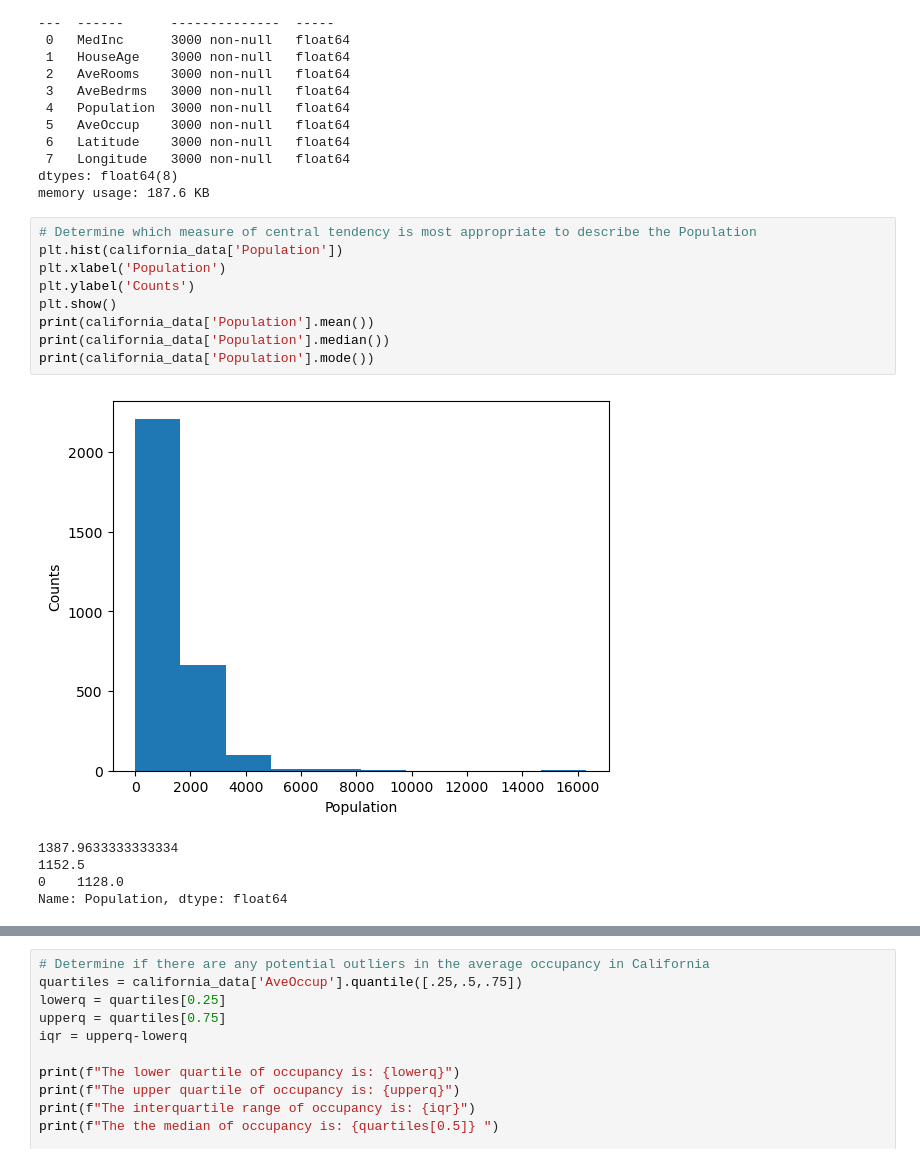
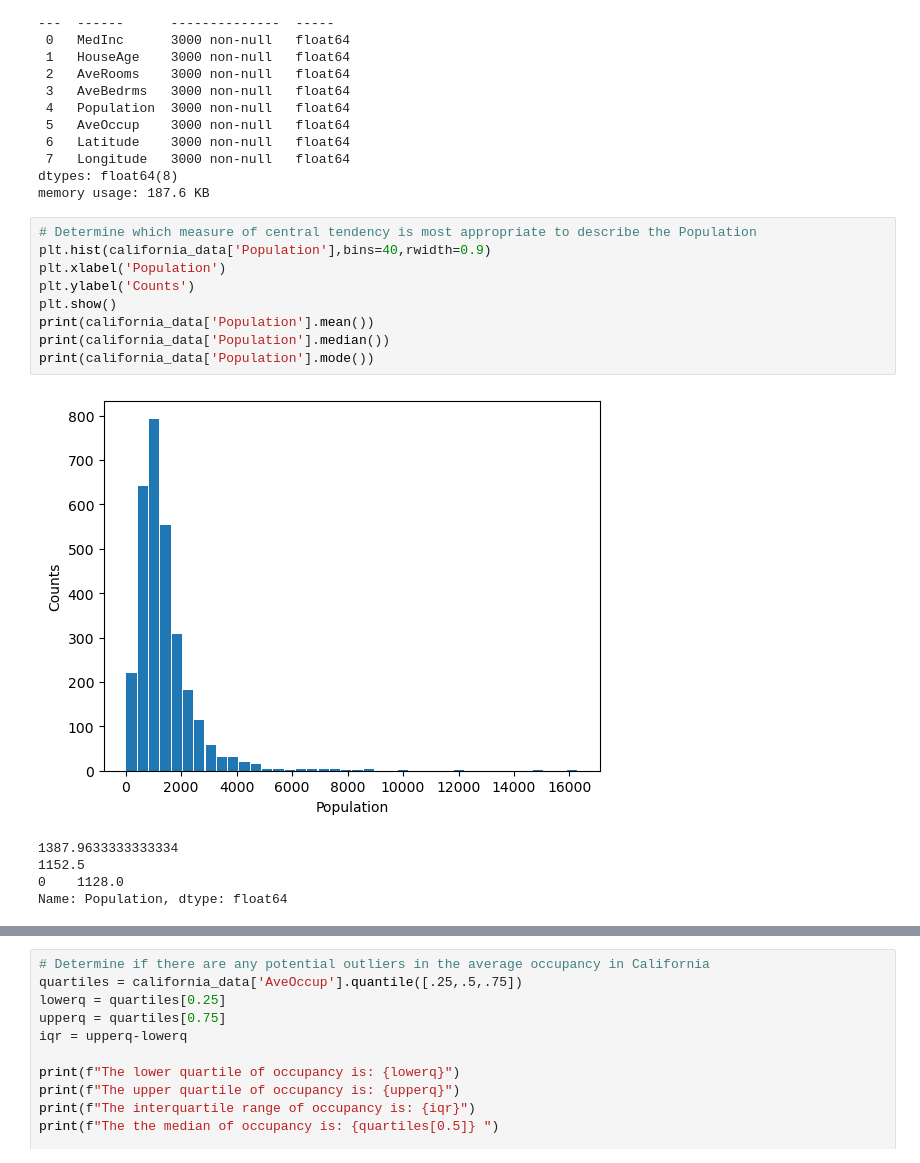
Before and after one commit to DylanSui799/UCBBootCampWork, a Jupyter notebook: 01-Sessions/05-Data-Visualization/3/Activities/03-Stu_Summary_Stats_Python/Solved/summary_stats_solution.ipynb, the cells around one changed output, grey strips where cells are left out. Saved outputs shown, nothing was run; the diff lists cells and outputs as text.

Commit message:
Updated content for Week #5 - Pandas Visualization

```diff
--- a/01-Sessions/05-Data-Visualization/3/Activities/03-Stu_Summary_Stats_Python/Solved/summary_stats_solution.ipynb
+++ b/01-Sessions/05-Data-Visualization/3/Activities/03-Stu_Summary_Stats_Python/Solved/summary_stats_solution.ipynb
@@ -35,15 +35,15 @@ dtypes: float64(8)
 memory usage: 187.6 KB
 # %%
 # Determine which measure of central tendency is most appropriate to describe the Population
-plt.hist(california_data['Population'])
+plt.hist(california_data['Population'],bins=40,rwidth=0.9)
 plt.xlabel('Population')
 plt.ylabel('Counts')
 plt.show()
 print(california_data['Population'].mean())
 print(california_data['Population'].median())
 print(california_data['Population'].mode())
 # %% [output]
-[figure, old version]
+[figure, new version]
 1387.9633333333334
 1152.5
 0    1128.0
```
Also changed, not shown: parts of 3 cells of this notebook, 8 other files.
